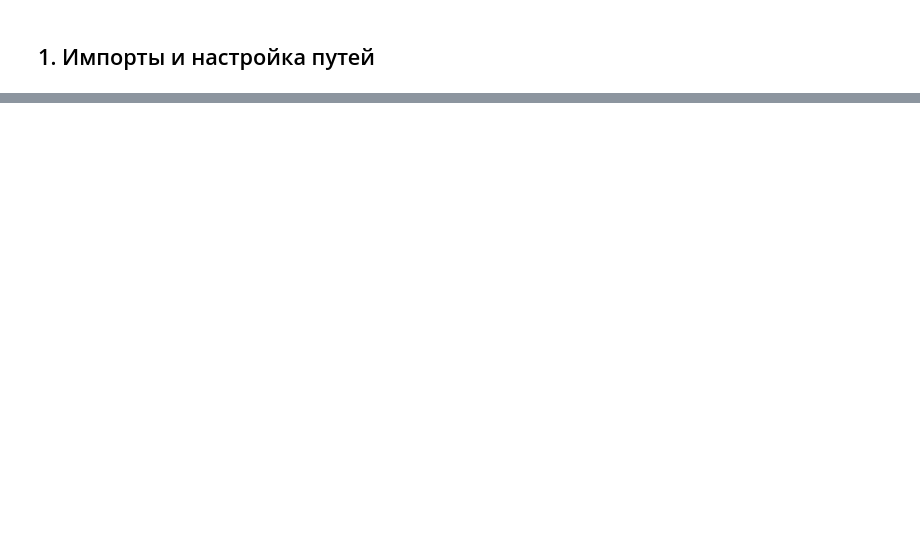
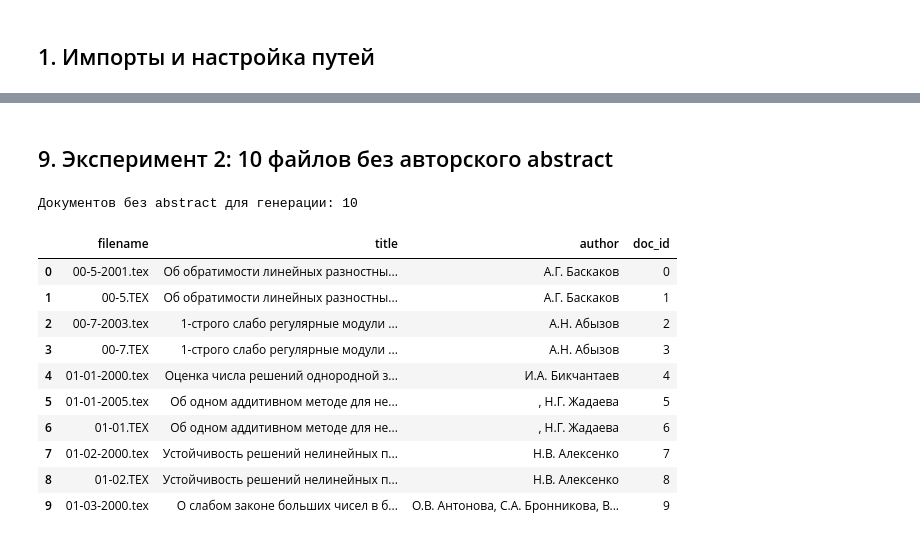
Before and after one commit to AnastasiyaMartynova/graduation_thesis, a Jupyter notebook: 06_summarization.ipynb, the cells around one changed output, grey strips where cells are left out. Saved outputs shown, nothing was run; the diff lists cells and outputs as text; code cells hidden in the pictures; blank space fills up the shorter version.

```diff
--- a/06_summarization.ipynb
+++ b/06_summarization.ipynb
@@ -459,0 +816,38 @@ print("Колонки:", final_cols)
+# %% [markdown]
+## 9. Эксперимент 2: 10 файлов без авторского abstract
+# %%
+NO_ABSTRACT_SAMPLE_SIZE = 10
+
+# Можно задать список файлов. Если список пустой, берутся первые 10 документов без abstract.
+SELECTED_FILENAMES_WITHOUT_ABSTRACT = []
+
+if SELECTED_FILENAMES_WITHOUT_ABSTRACT:
+    target_without_abs = df_without_abstract[
+        df_without_abstract["filename"].isin(SELECTED_FILENAMES_WITHOUT_ABSTRACT)
+    ].copy()
+    missing = set(SELECTED_FILENAMES_WITHOUT_ABSTRACT) - set(target_without_abs["filename"])
+    if missing:
+        print("Не найдены указанные файлы:", sorted(missing))
+else:
+    target_without_abs = df_without_abstract.head(NO_ABSTRACT_SAMPLE_SIZE).copy()
+
+target_without_abs = target_without_abs.reset_index(drop=True)
+
+if len(target_without_abs) == 0:
+    raise ValueError("Не найдено документов без abstract для генерации.")
+
+print(f"Документов без abstract для генерации: {len(target_without_abs)}")
+display(target_without_abs[["filename", "title", "author", "doc_id"]])
+# %% [output]
+Документов без abstract для генерации: 10
+|  | filename | title | author | doc_id |
+| 0 | 00-5-2001.tex | Об обратимости линейных разностны... | А.Г. Баскаков | 0 |
+| 1 | 00-5.TEX | Об обратимости линейных разностны... | А.Г. Баскаков | 1 |
+| 2 | 00-7-2003.tex | 1-строго слабо регулярные модули ... | А.Н. Абызов | 2 |
+| 3 | 00-7.TEX | 1-строго слабо регулярные модули ... | А.Н. Абызов | 3 |
+| 4 | 01-01-2000.tex | Оценка числа решений однородной з... | И.А. Бикчантаев | 4 |
+| 5 | 01-01-2005.tex | Об одном аддитивном методе для не... | , Н.Г. Жадаева | 5 |
+| 6 | 01-01.TEX | Об одном аддитивном методе для не... | , Н.Г. Жадаева | 6 |
+| 7 | 01-02-2000.tex | Устойчивость решений нелинейных п... | Н.В. Алексенко | 7 |
+| 8 | 01-02.TEX | Устойчивость решений нелинейных п... | Н.В. Алексенко | 8 |
+| 9 | 01-03-2000.tex | О слабом законе больших чисел в б... | О.В. Антонова, С.А. Бронникова, В... | 9 |
```
Also changed, not shown: parts of 42 cells of this notebook, 1 other file.
